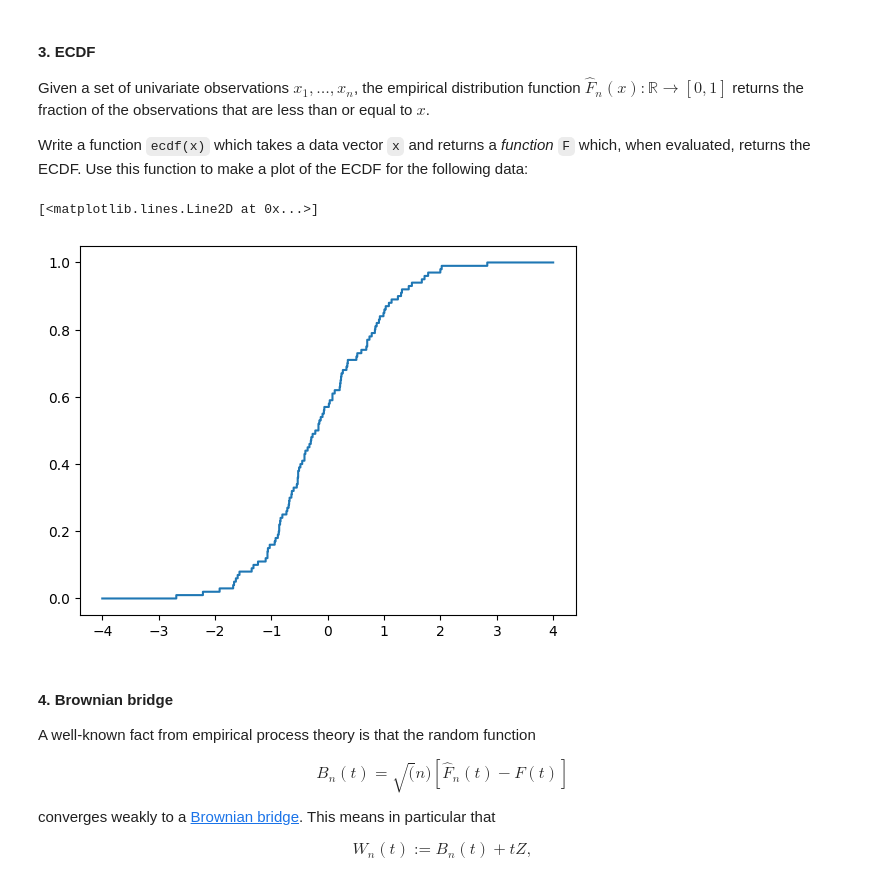
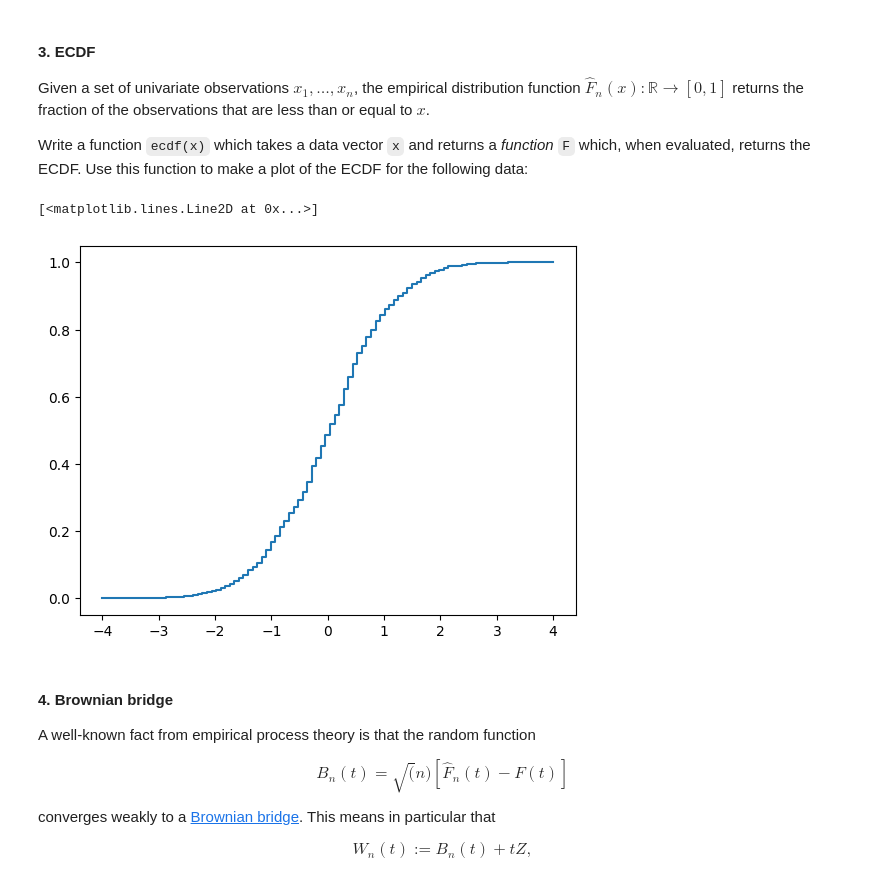
Before and after one commit to sdtemple/umich, a Jupyter notebook: adv-stat-comp-1.ipynb, the cells around one changed output. Drawn from its saved outputs; the diff is of its cells as text; code cells hidden in the pictures.

```diff
--- a/adv-stat-comp-1.ipynb
+++ b/adv-stat-comp-1.ipynb
@@ -120,16 +348,32 @@ For example, using Euclidean distance and a cutoff of $\|x - y \| < 0.05$ for cl
 Given a set of univariate observations $x_1,\dots,x_n$, the empirical distribution function $\hat{F}_n(x): \mathbb{R} \to [0, 1]$ returns the fraction of the observations that are less than or equal to $x$.
 
 Write a function `ecdf(x)` which takes a data vector `x` and returns a _function_ `F` which, when evaluated, returns the ECDF. Use this function to make a plot of the ECDF for the following data:
+# %%
+rng = np.random.default_rng(42)
+N = 1000
+x = rng.normal(size=N)
+# %%
+def ecdf(x):
+    def map_to_y(y):
+        bins = y
+        N = len(x)
+        counts = np.zeros_like(y)
+        i = np.searchsorted(y, x)
+        np.add.at(counts, i, 1/N)
+        cusu = np.cumsum(counts)
+        return cusu
+    return map_to_y
 # %%
 import matplotlib.pyplot as plt
 
-x = rng.normal(size=100)
+rng = np.random.default_rng(42)
+x = rng.normal(size=1000)
 F = ecdf(x)
-y = np.linspace(-4, 4, 1000)
+y = np.linspace(-4, 4, 100)
 plt.plot(y, F(y), drawstyle='steps-post')
 # %% [output]
 [<matplotlib.lines.Line2D at 0x...>]
-[figure, old version]
+[figure, new version]
 # %% [markdown]
 #### 4. Brownian bridge
 
```
Also changed, not shown: parts of 21 cells of this notebook.
